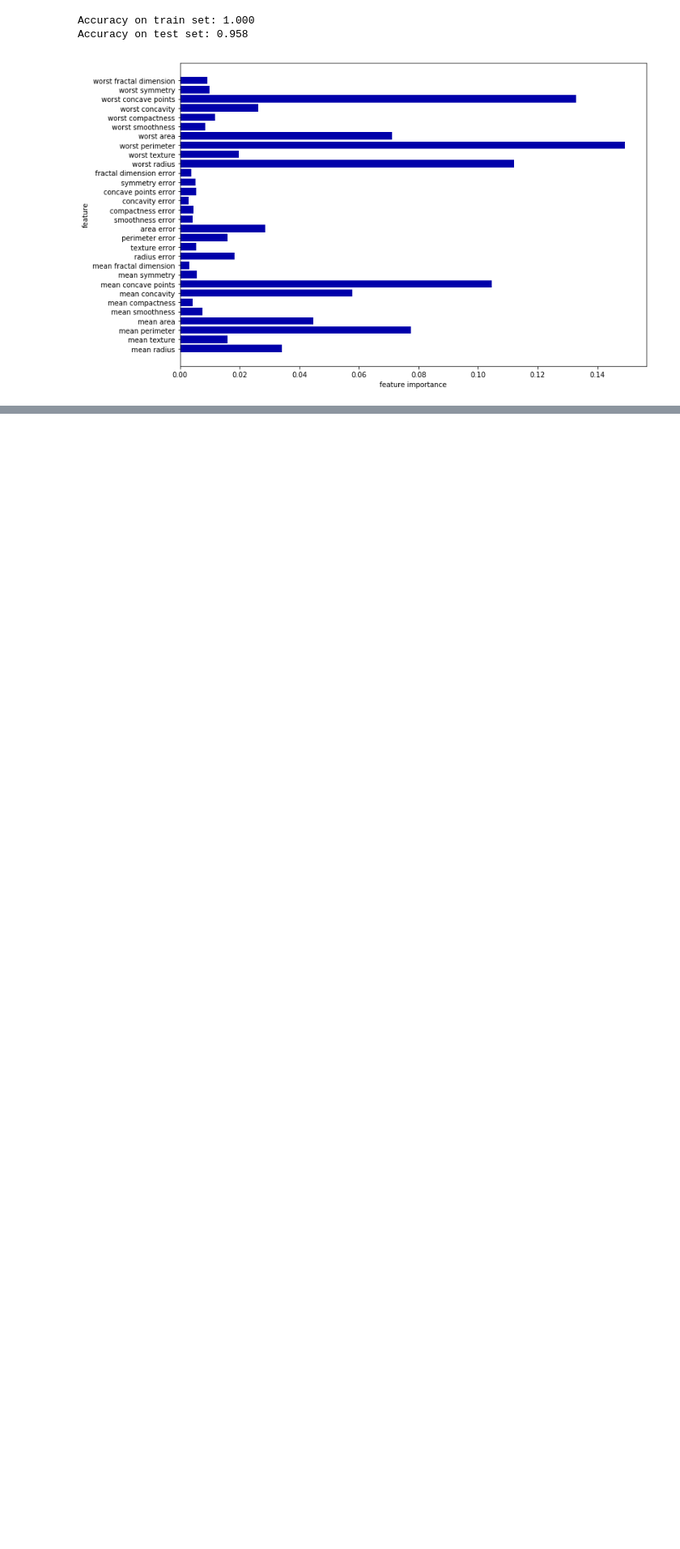
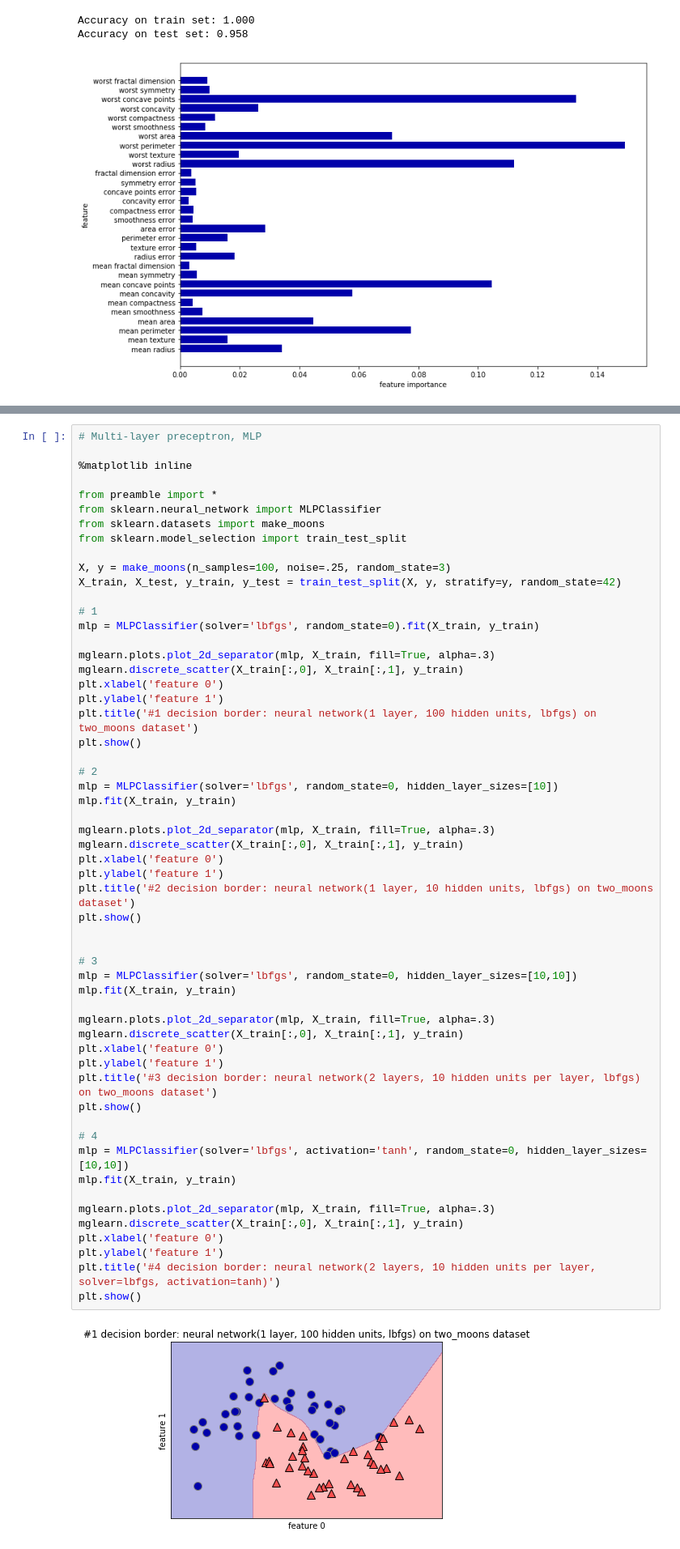
Before and after one commit to iminsh/myRepo, a Jupyter notebook: jupyter/ch2.ipynb, the cells around one changed output, grey strips where cells are left out. Shown at 81% size. Saved outputs shown, nothing was run; the diff lists cells and outputs as text; blank space fills up the shorter version.

Commit message:
Multi-layer preceptron(MLP) practices

```diff
--- a/jupyter/ch2.ipynb
+++ b/jupyter/ch2.ipynb
@@ -467,0 +509,58 @@ Accuracy on test set: 0.958
+# %%
+# Multi-layer preceptron, MLP
+
+%matplotlib inline
+
+from preamble import *
+from sklearn.neural_network import MLPClassifier
+from sklearn.datasets import make_moons
+from sklearn.model_selection import train_test_split
+
+X, y = make_moons(n_samples=100, noise=.25, random_state=3)
+X_train, X_test, y_train, y_test = train_test_split(X, y, stratify=y, random_state=42)
+
+# 1
+mlp = MLPClassifier(solver='lbfgs', random_state=0).fit(X_train, y_train)
+
+mglearn.plots.plot_2d_separator(mlp, X_train, fill=True, alpha=.3)
+mglearn.discrete_scatter(X_train[:,0], X_train[:,1], y_train)
+plt.xlabel('feature 0')
+plt.ylabel('feature 1')
+plt.title('#1 decision border: neural network(1 layer, 100 hidden units, lbfgs) on two_moons dataset')
+plt.show()
+
+# 2
+mlp = MLPClassifier(solver='lbfgs', random_state=0, hidden_layer_sizes=[10])
+mlp.fit(X_train, y_train)
+
+mglearn.plots.plot_2d_separator(mlp, X_train, fill=True, alpha=.3)
+mglearn.discrete_scatter(X_train[:,0], X_train[:,1], y_train)
+plt.xlabel('feature 0')
+plt.ylabel('feature 1')
+plt.title('#2 decision border: neural network(1 layer, 10 hidden units, lbfgs) on two_moons dataset')
+plt.show()
+
+
+# 3
+mlp = MLPClassifier(solver='lbfgs', random_state=0, hidden_layer_sizes=[10,10])
+mlp.fit(X_train, y_train)
+
+mglearn.plots.plot_2d_separator(mlp, X_train, fill=True, alpha=.3)
+mglearn.discrete_scatter(X_train[:,0], X_train[:,1], y_train)
+plt.xlabel('feature 0')
+plt.ylabel('feature 1')
+plt.title('#3 decision border: neural network(2 layers, 10 hidden units per layer, lbfgs) on two_moons dataset')
+plt.show()
+
+# 4
+mlp = MLPClassifier(solver='lbfgs', activation='tanh', random_state=0, hidden_layer_sizes=[10,10])
+mlp.fit(X_train, y_train)
+
+mglearn.plots.plot_2d_separator(mlp, X_train, fill=True, alpha=.3)
+mglearn.discrete_scatter(X_train[:,0], X_train[:,1], y_train)
+plt.xlabel('feature 0')
+plt.ylabel('feature 1')
+plt.title('#4 decision border: neural network(2 layers, 10 hidden units per layer, solver=lbfgs, activation=tanh)')
+plt.show()
+# %% [output]
+[figure, added]
```
Also changed, not shown: parts of 3 cells of this notebook.
